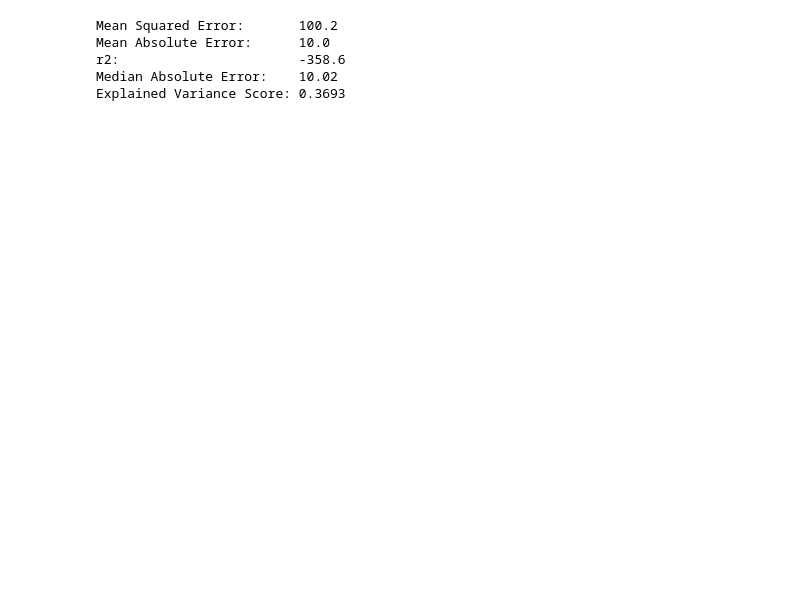
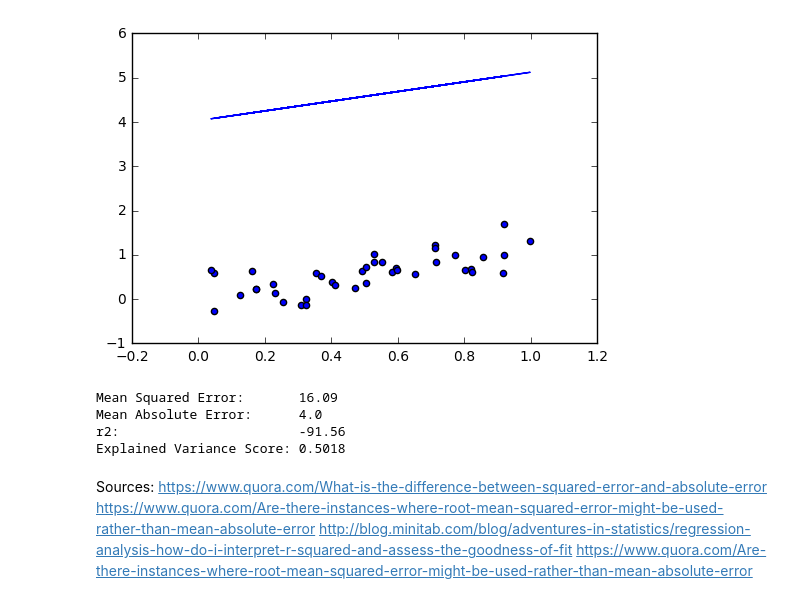
Before and after one commit to thomas-corcoran/Connect, a Jupyter notebook: model-evaluation/Regression Metrics.ipynb, the cells around one changed output. Cells and saved outputs as stored; diff of their text form; code cells hidden in the pictures; blank space fills up the shorter version.

```diff
--- a/model-evaluation/Regression Metrics.ipynb
+++ b/model-evaluation/Regression Metrics.ipynb
@@ -60,13 +83,21 @@ Explained Variance Score: -29.54
 # %%
-y_higher = y_pred + 10
+y_higher = y_pred + 4
+plt.scatter(X.ravel(), y)
+plt.plot(X.ravel(), y_higher)
+plt.show()
 print "Mean Squared Error:       {:.4}".format(mean_squared_error(y,y_higher))
 print "Mean Absolute Error:      {:.4}".format(mean_absolute_error(y,y_higher))
 print "r2:                       {:.4}".format(r2_score(y,y_higher))
-print "Median Absolute Error:    {:.4}".format(median_absolute_error(y,y_higher))
 print "Explained Variance Score: {:.4}".format(explained_variance_score(y,y_higher))
 # %% [output]
+[figure, added]
-Mean Squared Error:       100.2
-Mean Absolute Error:      10.0
-r2:                       -358.6
-Median Absolute Error:    10.02
-Explained Variance Score: 0.3693
+Mean Squared Error:       16.09
+Mean Absolute Error:      4.0
+r2:                       -91.56
+Explained Variance Score: 0.5018
+# %% [markdown]
+Sources:
+https://www.quora.com/What-is-the-difference-between-squared-error-and-absolute-error
+https://www.quora.com/Are-there-instances-where-root-mean-squared-error-might-be-used-rather-than-mean-absolute-error
+http://blog.minitab.com/blog/adventures-in-statistics/regression-analysis-how-do-i-interpret-r-squared-and-assess-the-goodness-of-fit
+https://www.quora.com/Are-there-instances-where-root-mean-squared-error-might-be-used-rather-than-mean-absolute-error
```
Also changed, not shown: parts of 8 cells of this notebook, 3 other files.
